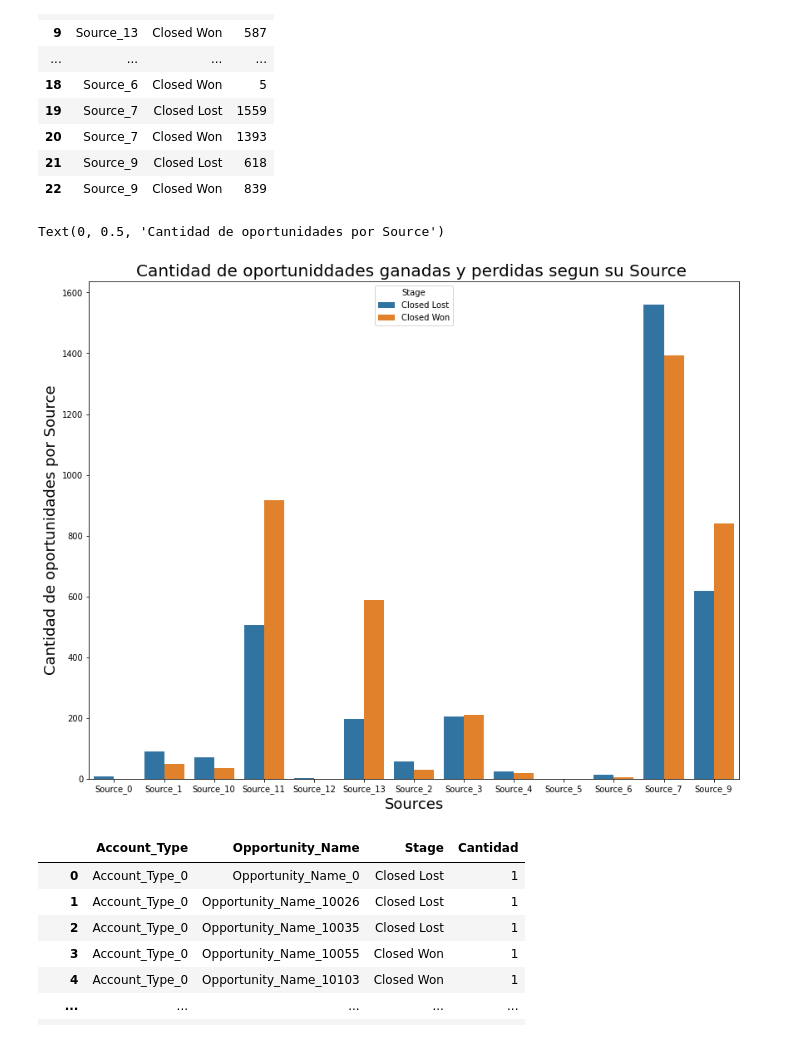
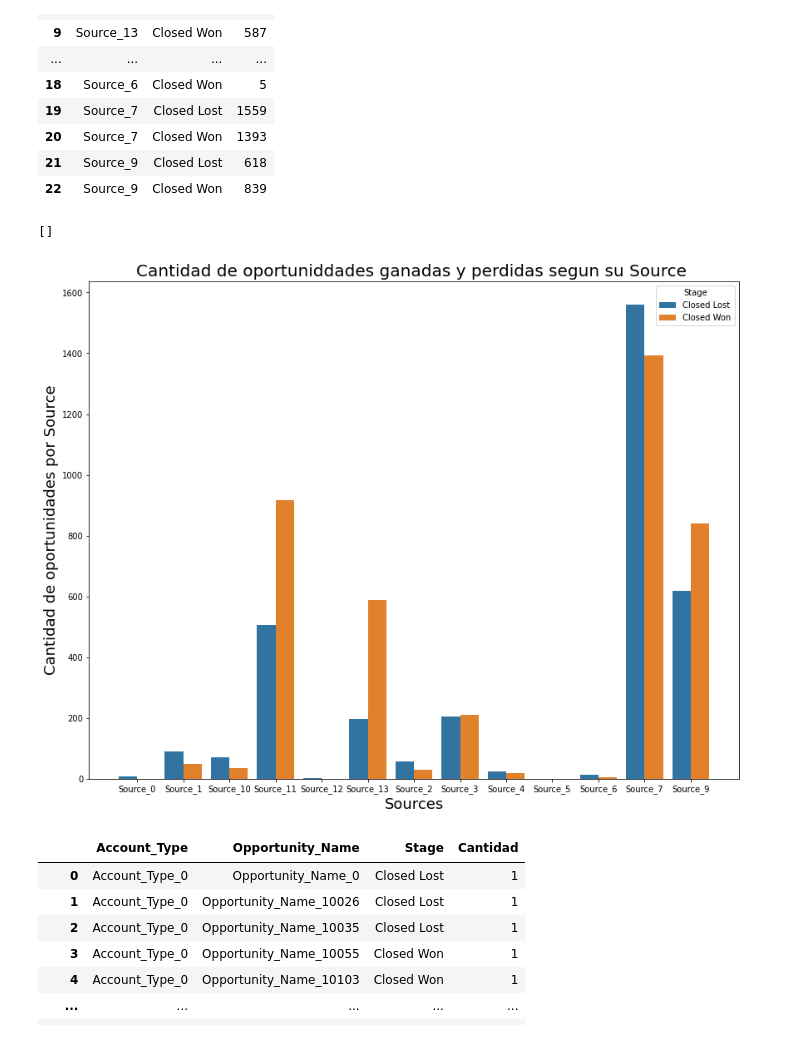
Before and after one commit to joaquinparodi/TP-DATOS, a Jupyter notebook: Analisis/Analisis Agustin.ipynb, the cells around one changed output. Saved outputs shown, nothing was run; the diff lists cells and outputs as text; code cells hidden in the pictures.

```diff
--- a/Analisis/Analisis Agustin.ipynb
+++ b/Analisis/Analisis Agustin.ipynb
@@ -319,13 +305,14 @@ df_source
 # %%
 fig, ax = plt.subplots(figsize=(14,11))
 df_graph= df_source
 g = sns.barplot(x=df_graph['Source '], y=df_graph['cant'], hue='Stage',data=df_graph,ax=ax)
 g.set_title("Cantidad de oportuniddades ganadas y perdidas segun su Source ", fontsize=20)
-g.set_xlabel("Sources", fontsize=18)
-g.set_ylabel("Cantidad de oportunidades por Source", fontsize=18)
+g.set_xlabel("Sources", fontsize=15)
+g.set_ylabel("Cantidad de oportunidades por Source", fontsize=15)
+g.plot()
 # %% [output]
-Text(0, 0.5, 'Cantidad de oportunidades por Source')
+[]
-[figure, old version]
+[figure, new version]
 # %%
 df_account_types = df[["Account_Type", "Opportunity_Name", "Stage"]]
 index_names = df_account_types[df_account_types['Account_Type'] == 'None' ].index
```
Also changed, not shown: parts of 14 cells of this notebook.
